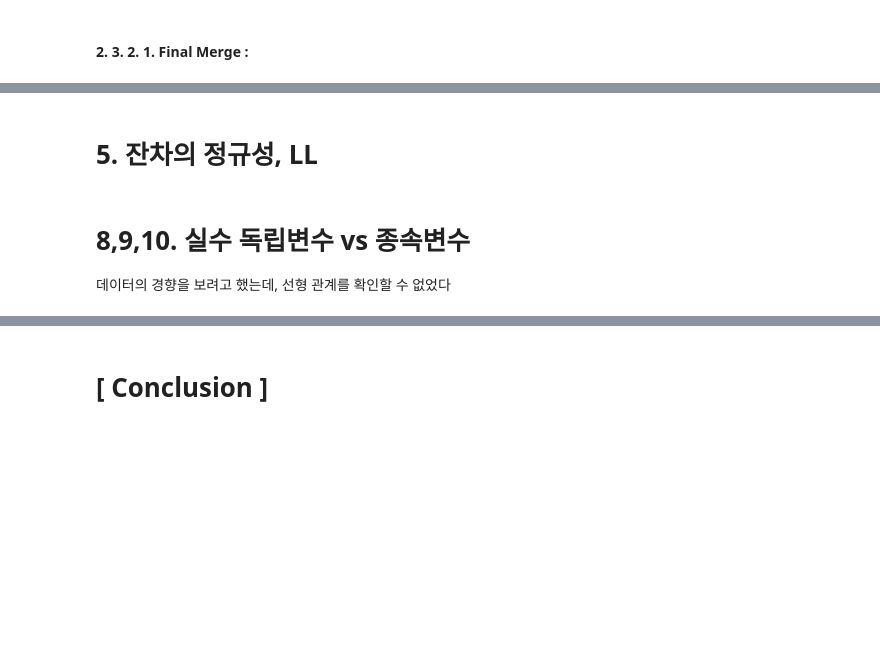
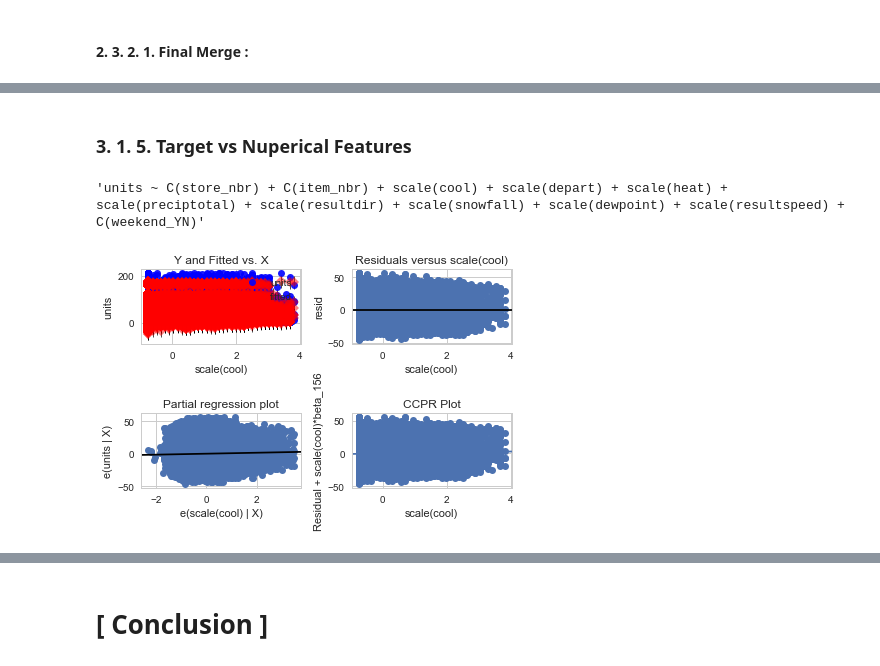
Before and after one commit to lucaseo/dss7-walmart-project, a Jupyter notebook: wy/Presentation/presentation_all_ver_WY.ipynb, the cells around one changed output, grey strips where cells are left out. Drawn from its saved outputs; the diff is of its cells as text; code cells hidden in the pictures; blank space fills up the shorter version.

```diff
--- a/wy/Presentation/presentation_all_ver_WY.ipynb
+++ b/wy/Presentation/presentation_all_ver_WY.ipynb
@@ -1169,3 +1387,5 @@ formula = 'units ~ C(store_nbr) + C(item_nbr)+ scale(cool) + scale(heat) + scale
+# %%
+formula = 'units ~ C(store_nbr) + C(item_nbr) + scale(cool) + scale(depart) + scale(heat) + scale(preciptotal) + scale(resultdir) + scale(snowfall) + scale(dewpoint) + scale(resultspeed) + C(weekend_YN)'
 # %%
 model = sm.OLS.from_formula(formula,data=tmp)
 result = model.fit()
@@ -1175,38 +1423,0 @@ result.summary()
-# %%
-X = tmp.loc[:, ['store_nbr', 'item_nbr', 'cool', 'heat', 'preciptotal','snowfall', 'is_holiday']]
-y = tmp.loc[:, ['units']]
-
-from sklearn.model_selection import KFold
-
-trial = 4
-
-cv = KFold(n_splits=trial, shuffle=True, random_state=2)
-
-total = 0
-
-
-for train_index, test_index in cv.split(X):
-    print("test index :", test_index, len(test_index))
-    print("." * 80)
-    print("train index:", train_index, len(train_index))
-    print("=" * 80)
-
-    X_train = X.loc[train_index, :]
-    X_test = X.loc[test_index, :]
-    y_train = y.loc[train_index, :]
-    y_test = y.loc[test_index, :]
-
-    model = sm.OLS.from_formula(
-        formula, data=pd.concat([X_train, y_train], axis=1))
-    result = model.fit()
-
-    y_hat = result.predict(X_test)
-
-    ESS = ((y_hat - y_hat.mean())**2).sum()
-    TSS = ((y_test - y_test.mean())**2).sum()
-    total += ESS / TSS
-    print(ESS / TSS)
-
-total / trial
-# %% [markdown]
-# 5. 잔차의 정규성, LL
@@ -1215,9 +1424,15 @@ result.summary()
-# %% [markdown]
-# 8,9,10. 실수 독립변수 vs 종속변수
-
-데이터의 경향을 보려고 했는데, 선형 관계를 확인할 수 없었다
+# %% [markdown]
+### 3. 1. 5. Target vs Nuperical Features
 # %%
 formula
+# %% [output]
+'units ~ C(store_nbr) + C(item_nbr) + scale(cool) + scale(depart) + scale(heat) + scale(preciptotal) + scale(resultdir) + scale(snowfall) + scale(dewpoint) + scale(resultspeed) + C(weekend_YN)'
+# %%
+fig = sm.graphics.plot_regress_exog(result, "scale(cool)")
+fig.suptitle("")
+plt.show()
+# %% [output]
+[figure, added]
 # %%
 fig = sm.graphics.plot_regress_exog(result, "scale(heat)")
 fig.suptitle("")
```
Also changed, not shown: parts of 158 cells of this notebook, 13 other files.
